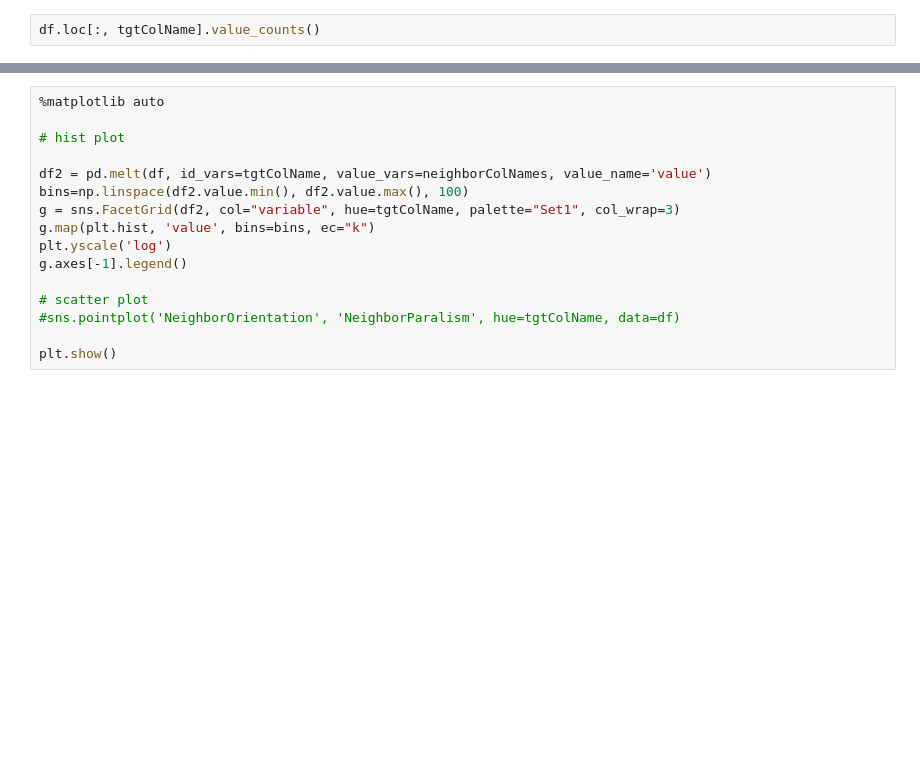
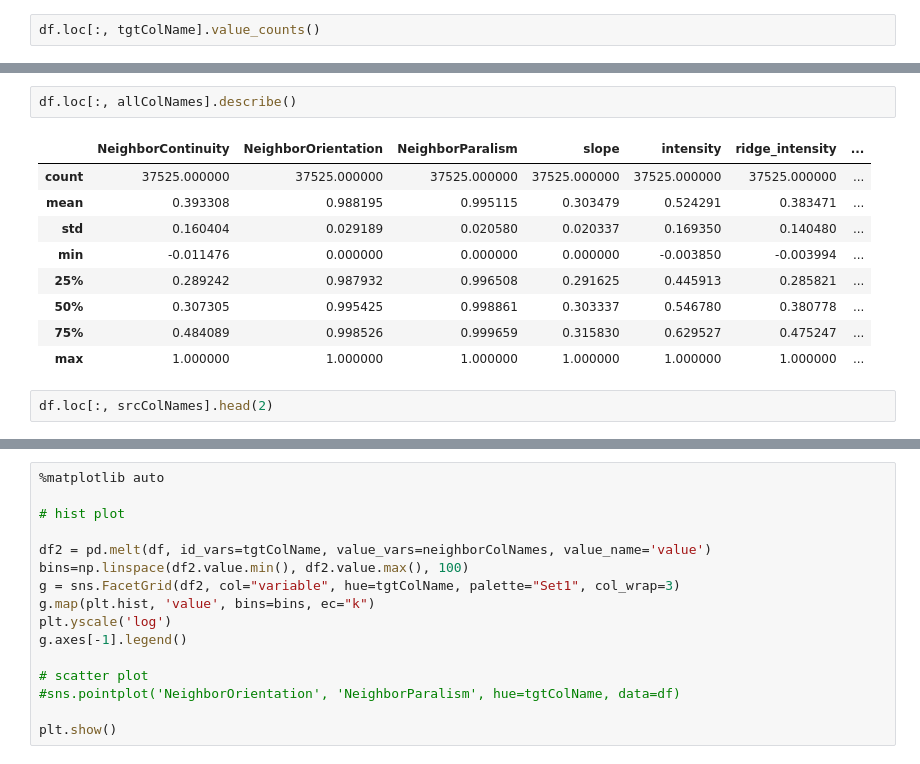
Before and after one commit to ouxiaogu/Python, a Jupyter notebook: apps/ContourSelect/unittest/ModelFeatures.ipynb, the cells around one changed output, grey strips where cells are left out. Drawn from its saved outputs; the diff is of its cells as text; blank space fills up the shorter version.

```diff
--- a/apps/ContourSelect/unittest/ModelFeatures.ipynb
+++ b/apps/ContourSelect/unittest/ModelFeatures.ipynb
@@ -25,2 +71,16 @@ df.loc[:, tgtColName].value_counts()
+# %%
+df.loc[:, allColNames].describe()
+# %% [output]
+|  | NeighborContinuity | NeighborOrientation | NeighborParalism | slope | intensity | ridge_intensity | ... |
+| count | 37525.000000 | 37525.000000 | 37525.000000 | 37525.000000 | 37525.000000 | 37525.000000 | ... |
+| mean | 0.393308 | 0.988195 | 0.995115 | 0.303479 | 0.524291 | 0.383471 | ... |
+| std | 0.160404 | 0.029189 | 0.020580 | 0.020337 | 0.169350 | 0.140480 | ... |
+| min | -0.011476 | 0.000000 | 0.000000 | 0.000000 | -0.003850 | -0.003994 | ... |
+| 25% | 0.289242 | 0.987932 | 0.996508 | 0.291625 | 0.445913 | 0.285821 | ... |
+| 50% | 0.307305 | 0.995425 | 0.998861 | 0.303337 | 0.546780 | 0.380778 | ... |
+| 75% | 0.484089 | 0.998526 | 0.999659 | 0.315830 | 0.629527 | 0.475247 | ... |
+| max | 1.000000 | 1.000000 | 1.000000 | 1.000000 | 1.000000 | 1.000000 | ... |
+# %%
+df.loc[:, srcColNames].head(2)
 # %%
 df.loc[:, srcColNames].describe()
```
Also changed, not shown: parts of 27 cells of this notebook, 22 other files.
